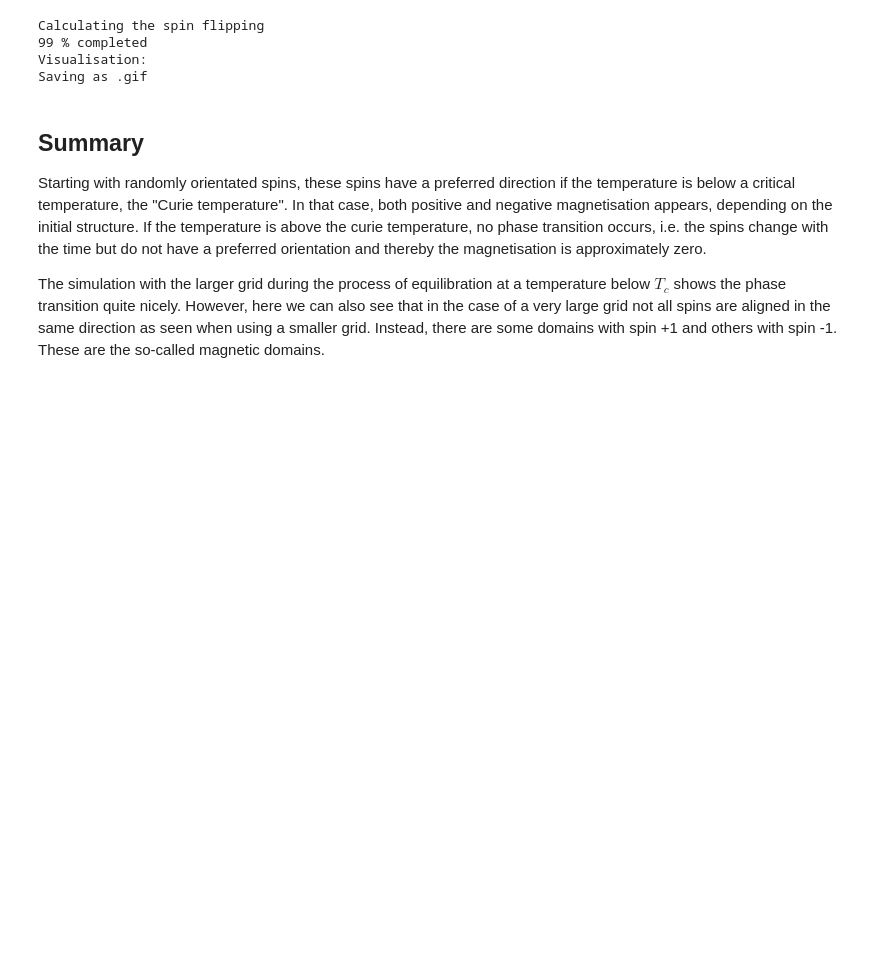
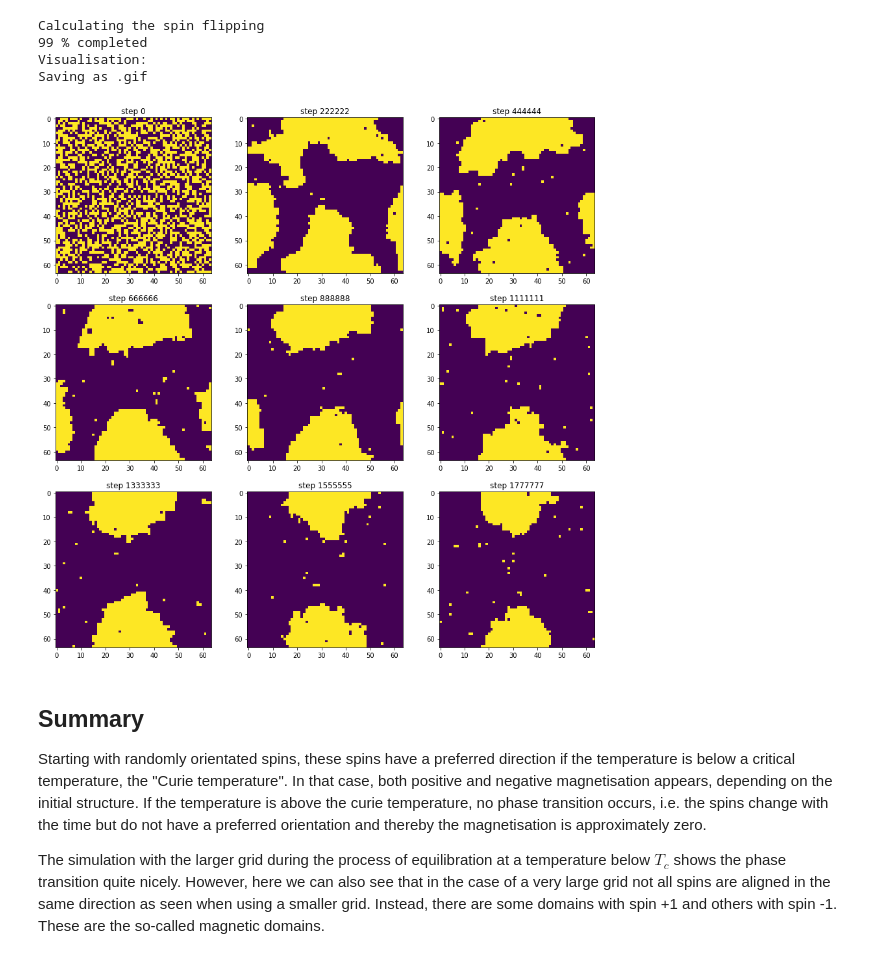
Before and after one commit to jobirk/MD_simulation, a Jupyter notebook: example_ising.ipynb, the cells around one changed output. Cells and saved outputs as stored; diff of their text form; code cells hidden in the pictures; blank space fills up the shorter version.

```diff
--- a/example_ising.ipynb
+++ b/example_ising.ipynb
@@ -38,6 +38,10 @@ Calculating the spin flipping
 99 % completed
 Visualisation:
 Saving as .gif
+# %%
+box_visualise.visualisation(steps_per_frame=10000, number_of_plots=9)
+# %% [output]
+[figure, added]
 # %% [markdown]
 ## Summary
 
```
Also changed, not shown: parts of 1 cell of this notebook.
